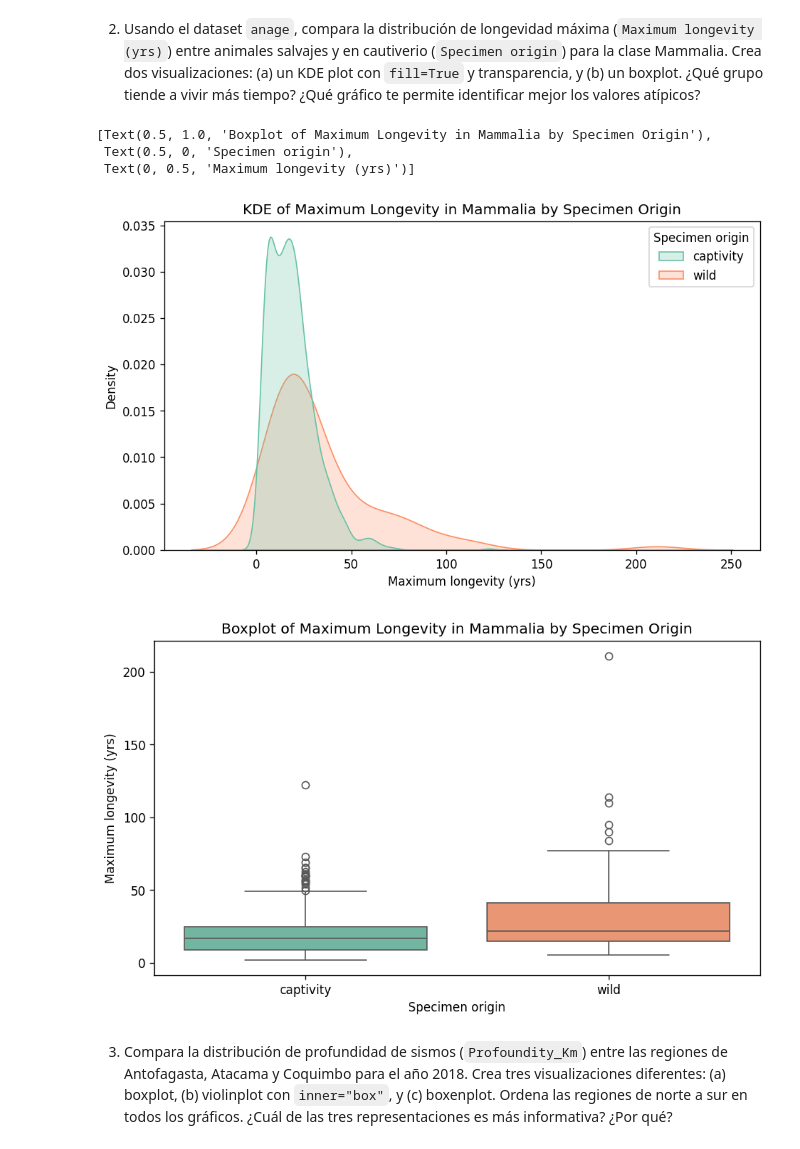
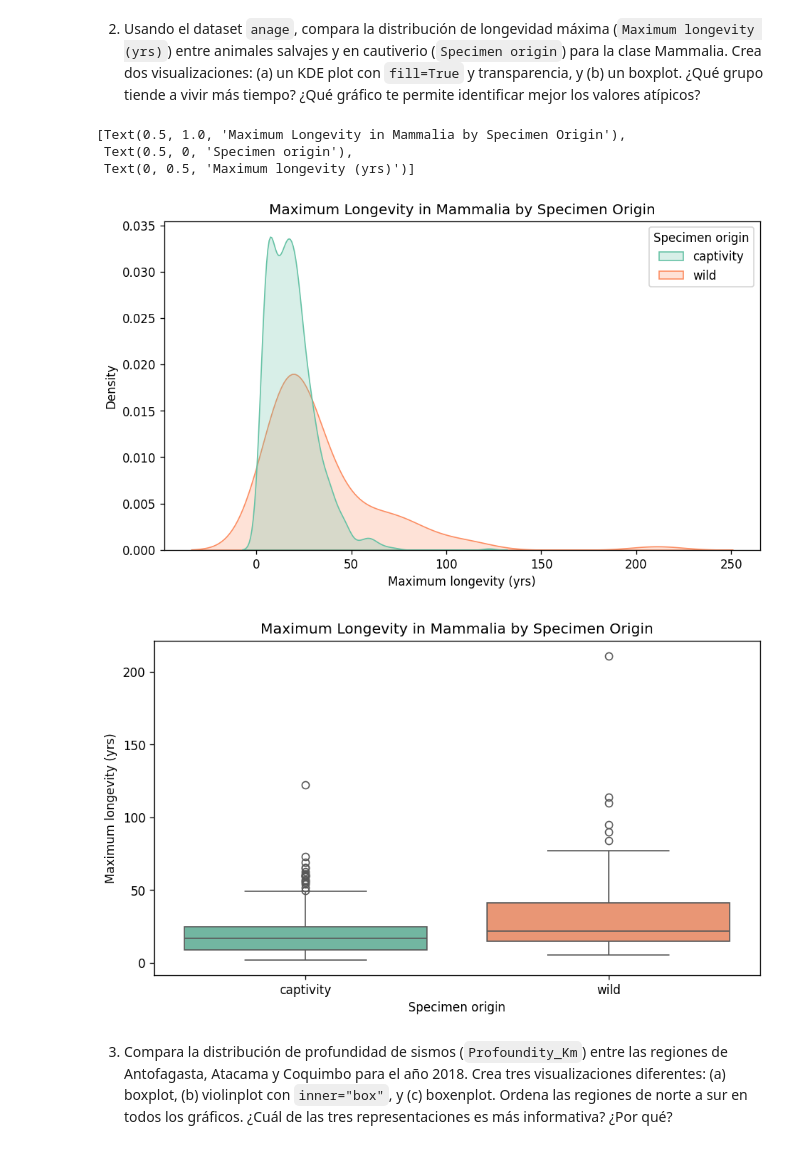
Before and after one commit to JacquelineAldridge/data-visualization-notebooks, a Jupyter notebook: tareas/3.6/solutions.ipynb, the cells around one changed output. Drawn from its saved outputs; the diff is of its cells as text; code cells hidden in the pictures.

Commit message:
Title corrections

```diff
--- a/tareas/3.6/solutions.ipynb
+++ b/tareas/3.6/solutions.ipynb
@@ -56,36 +56,36 @@ df_anage_mammalia = df_anage.filter(
 # %%
 plt.figure(figsize=(9, 5), dpi=120)
 sns.kdeplot(
     data=df_anage_mammalia,
     x="Maximum longevity (yrs)",
     hue="Specimen origin",
     fill=True,
     common_norm=False,
     palette="Set2",
 ).set(
-    title="KDE of Maximum Longevity in Mammalia by Specimen Origin",
+    title="Maximum Longevity in Mammalia by Specimen Origin",
     xlabel="Maximum longevity (yrs)",
     ylabel="Density",
 )
 
 plt.figure(figsize=(9, 5), dpi=120)
 sns.boxplot(
     data=df_anage_mammalia,
     x="Specimen origin",
     y="Maximum longevity (yrs)",
     hue="Specimen origin",
     palette="Set2",
 ).set(
-    title="Boxplot of Maximum Longevity in Mammalia by Specimen Origin",
+    title="Maximum Longevity in Mammalia by Specimen Origin",
     xlabel="Specimen origin",
     ylabel="Maximum longevity (yrs)",
 )
 # %% [output]
-[Text(0.5, 1.0, 'Boxplot of Maximum Longevity in Mammalia by Specimen Origin'),
+[Text(0.5, 1.0, 'Maximum Longevity in Mammalia by Specimen Origin'),
  Text(0.5, 0, 'Specimen origin'),
  Text(0, 0.5, 'Maximum longevity (yrs)')]
-[figure, old version]
+[figure, new version]
-[figure, old version]
+[figure, new version]
 # %% [markdown]
 3. Compara la distribución de profundidad de sismos (`Profoundity_Km`) entre las regiones de Antofagasta, Atacama y Coquimbo para el año 2018. Crea tres visualizaciones diferentes: (a) boxplot, (b) violinplot con `inner="box"`, y (c) boxenplot. Ordena las regiones de norte a sur en todos los gráficos. ¿Cuál de las tres representaciones es más informativa? ¿Por qué?
 # %%
```
Also changed, not shown: parts of 3 cells of this notebook.
